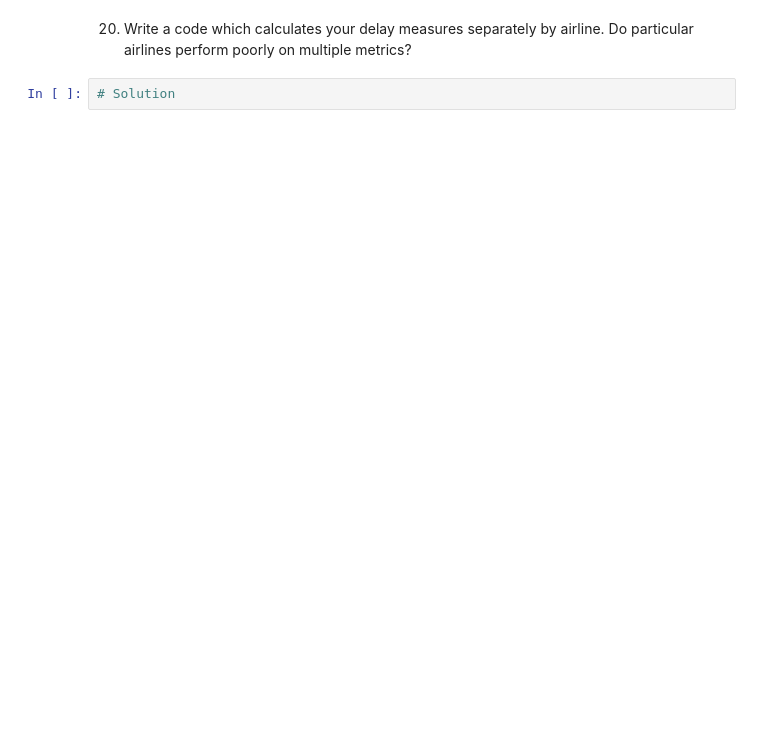
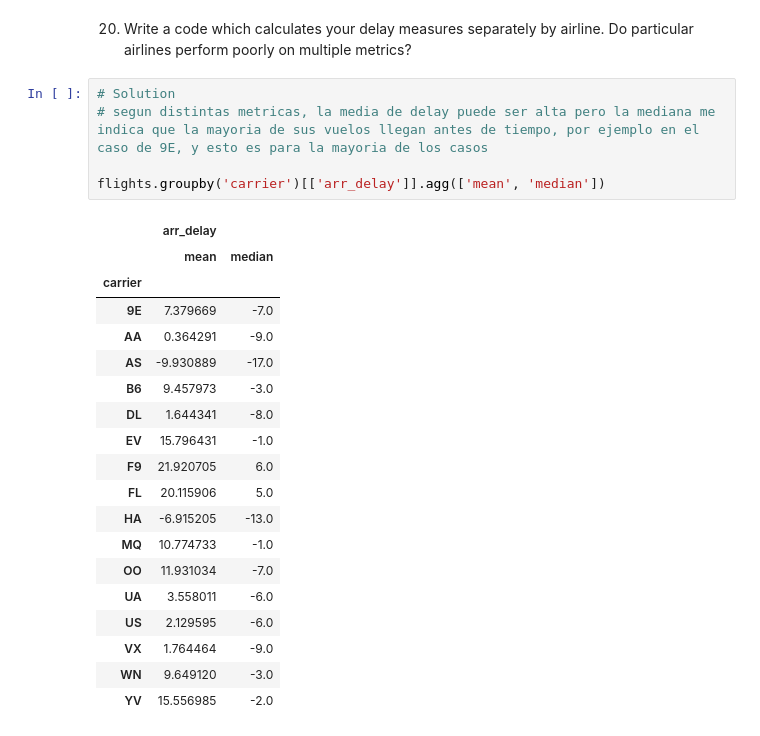
Before and after one commit to qlab-intro-python/tarea-2-jorge-dongo-joshua-quispe, a Jupyter notebook: tarea_2_plantilla.ipynb, the cells around one changed output. Drawn from its saved outputs; the diff is of its cells as text; blank space fills up the shorter version.

```diff
--- a/tarea_2_plantilla.ipynb
+++ b/tarea_2_plantilla.ipynb
@@ -486,4 +502,27 @@ flights.groupby('carrier')[['arr_delay']].median()
 # %% [markdown]
 20. Write a code which calculates your delay measures separately by airline. Do particular airlines perform poorly on multiple metrics?
-# %%
-# Solution
+# %%
+# Solution
+# segun distintas metricas, la media de delay puede ser alta pero la mediana me indica que la mayoria de sus vuelos llegan antes de tiempo, por ejemplo en el caso de 9E, y esto es para la mayoria de los casos
+
+flights.groupby('carrier')[['arr_delay']].agg(['mean', 'median'])
+# %% [output]
+|  | arr_delay |  |
+|  | mean | median |
+| carrier |  |  |
+| 9E | 7.379669 | -7.0 |
+| AA | 0.364291 | -9.0 |
+| AS | -9.930889 | -17.0 |
+| B6 | 9.457973 | -3.0 |
+| DL | 1.644341 | -8.0 |
+| EV | 15.796431 | -1.0 |
+| F9 | 21.920705 | 6.0 |
+| FL | 20.115906 | 5.0 |
+| HA | -6.915205 | -13.0 |
+| MQ | 10.774733 | -1.0 |
+| OO | 11.931034 | -7.0 |
+| UA | 3.558011 | -6.0 |
+| US | 2.129595 | -6.0 |
+| VX | 1.764464 | -9.0 |
+| WN | 9.649120 | -3.0 |
+| YV | 15.556985 | -2.0 |
```
Also changed, not shown: parts of 2 cells of this notebook.
